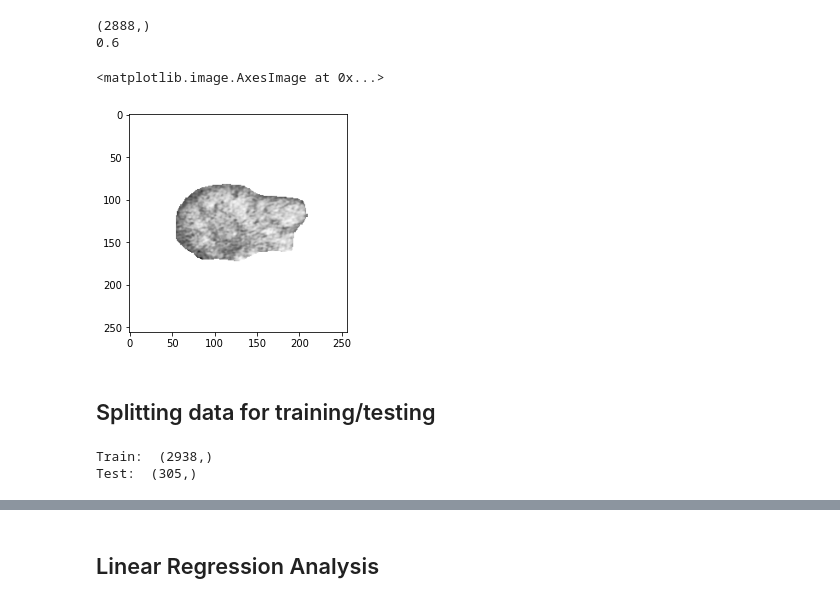
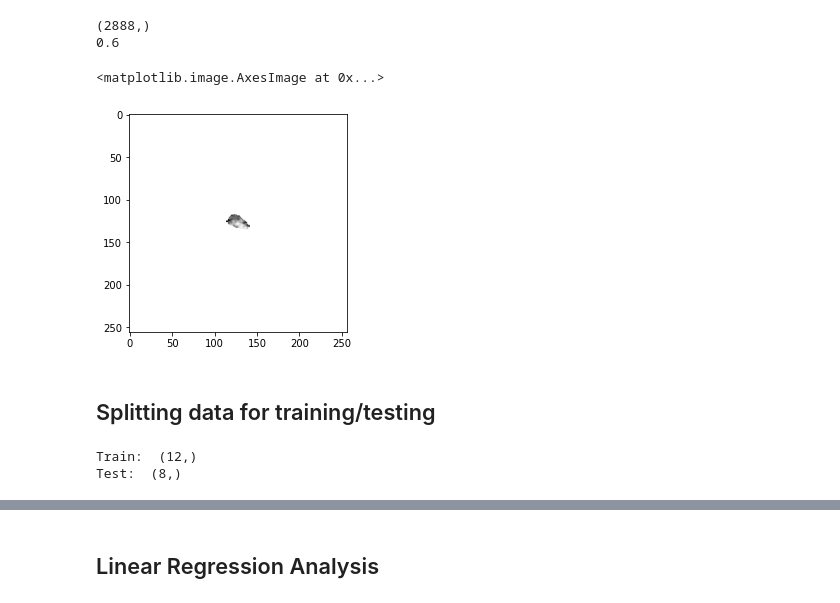
Before and after one commit to strixy16/cisc867_final_project, a Jupyter notebook: main.ipynb, the cells around one changed output, grey strips where cells are left out. Drawn from its saved outputs; the diff is of its cells as text; code cells hidden in the pictures.

```diff
--- a/main.ipynb
+++ b/main.ipynb
@@ -38,7 +38,7 @@ from train_and_evaluate import TrainAndEvaluateModel
 # Data Loading and Setup
 # %%
 # Constants for development
-FILESTOLOAD = 2888 # 2888 is all of them
+FILESTOLOAD = 20 # 2888 is all of them
 imdim_from_preprocessing = 256 # must match opt.ImageSize in image preprocessing configuration files
 imdim_for_network = 256
 random_seed = 16
@@ -89,22 +89,22 @@ for image_file in tqdm(image_fnames):
 images = np.delete(images, 0, axis=0)
 # %%
 # Confirming images loaded in properly
-plt.imshow(images[8], cmap='Greys')
+plt.imshow(images[0], cmap='Greys')
 # %% [output]
 <matplotlib.image.AxesImage at 0x...>
-[figure, old version]
+[figure, new version]
 # %% [markdown]
 ## Splitting data for training/testing
 # %%
 # Training and testing split
-split = 0.9
-train_slice_indices, test_slice_indices = pat_train_test_split(pat_num[:FILESTOLOAD], rfs_event[:FILESTOLOAD], 0.9, random_seed)
+split = 0.5
+train_slice_indices, test_slice_indices = pat_train_test_split(pat_num[:FILESTOLOAD], rfs_event[:FILESTOLOAD], split, random_seed)
 
 print("Train: ", np.array(train_slice_indices).shape)
 print("Test: ", np.array(test_slice_indices).shape)
 # %% [output]
-Train:  (2938,)
-Test:  (305,)
+Train:  (12,)
+Test:  (8,)
 # %%
 train_slices = images[train_slice_indices,:,:]#[:][:]
 train_slices = train_slices.squeeze() # Remove first dim of size 1
```
Also changed, not shown: parts of 2 cells of this notebook, 1 other file.
